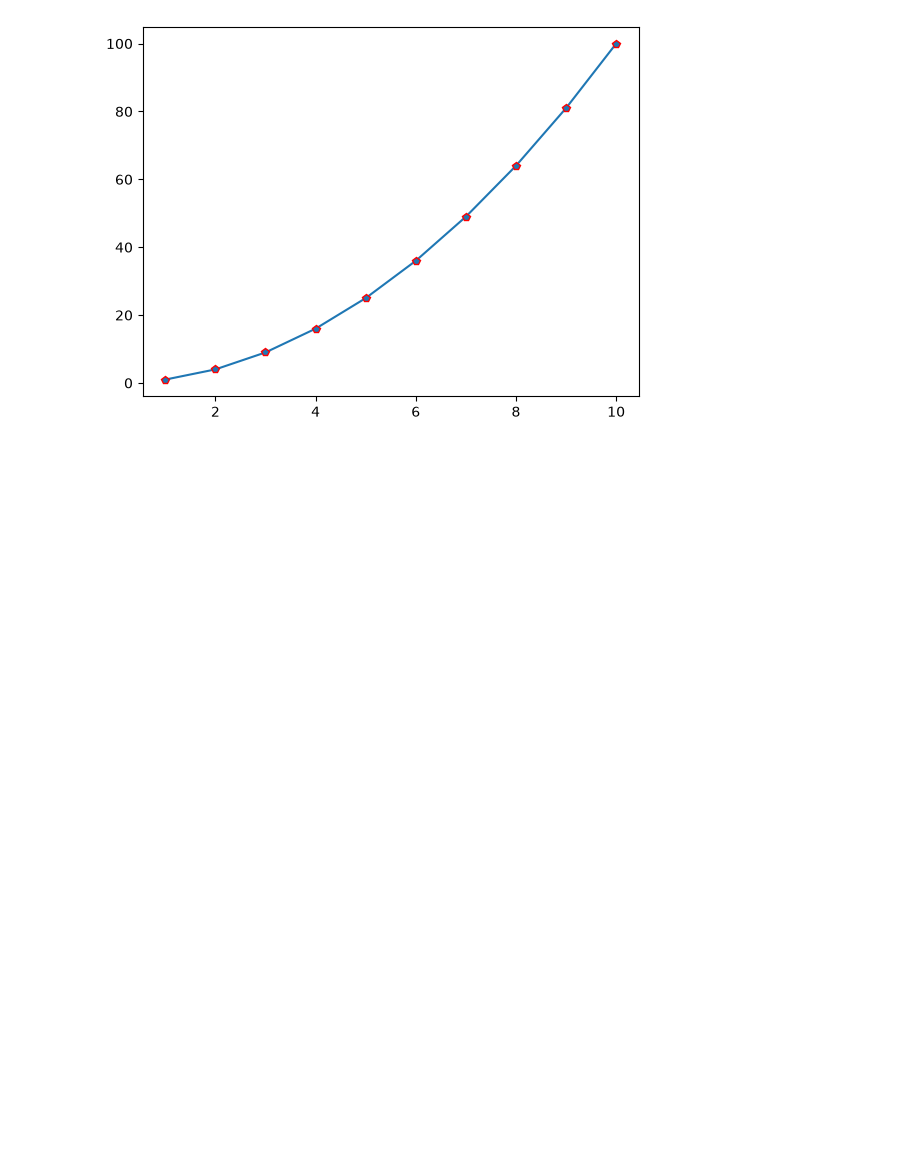
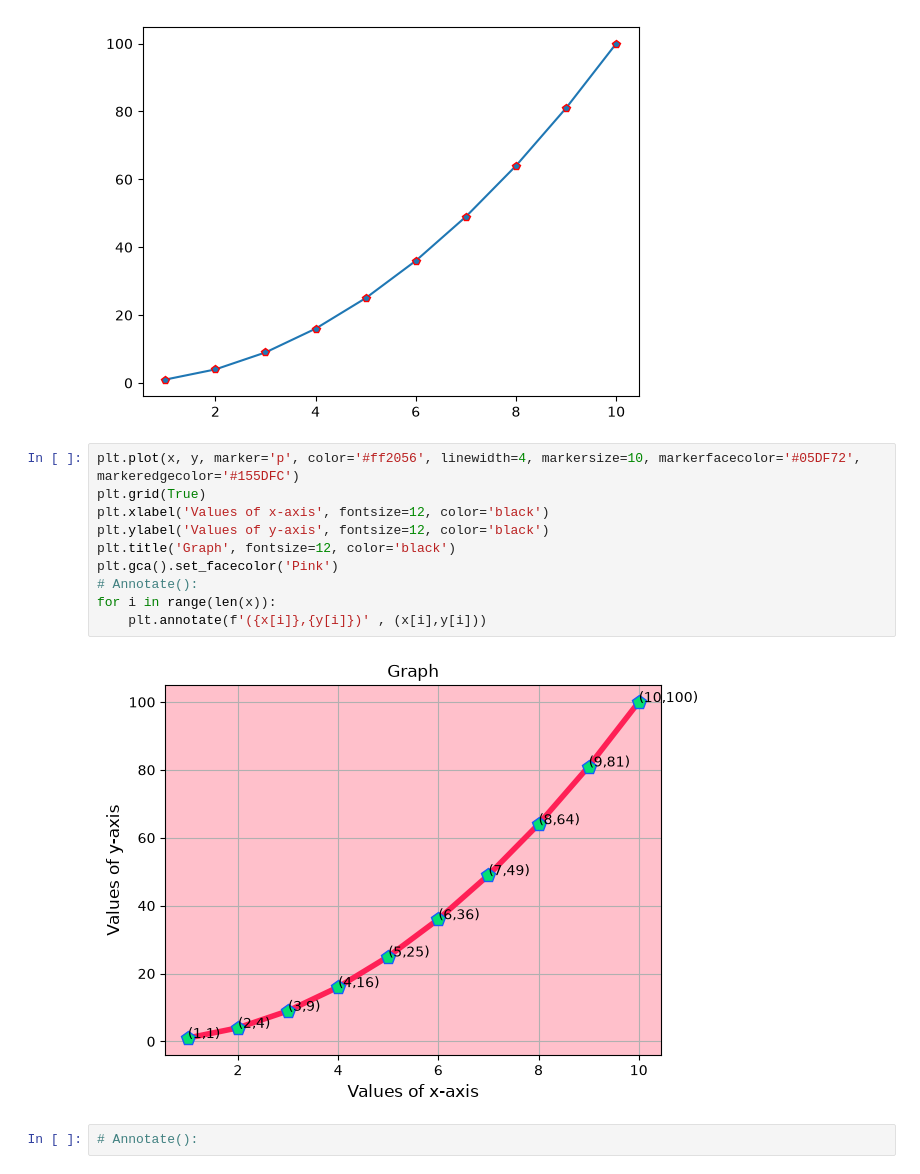
Before and after one commit to avnish-007/temp-repo, a Jupyter notebook: matplotlib_practice.ipynb, the cells around one changed output. Cells and saved outputs as stored; diff of their text form; blank space fills up the shorter version.

```diff
--- a/matplotlib_practice.ipynb
+++ b/matplotlib_practice.ipynb
@@ -47,3 +48,17 @@ plt.plot(x,y,marker='p',markeredgecolor='red')
 # %% [output]
 [<matplotlib.lines.Line2D at 0x...>]
 [figure]
+# %%
+plt.plot(x, y, marker='p', color='#ff2056', linewidth=4, markersize=10, markerfacecolor='#05DF72', markeredgecolor='#155DFC')
+plt.grid(True)
+plt.xlabel('Values of x-axis', fontsize=12, color='black')
+plt.ylabel('Values of y-axis', fontsize=12, color='black')
+plt.title('Graph', fontsize=12, color='black')
+plt.gca().set_facecolor('Pink')
+# Annotate():
+for i in range(len(x)):
+    plt.annotate(f'({x[i]},{y[i]})' , (x[i],y[i]))
+# %% [output]
+[figure, added]
+# %%
+# Annotate():
```
Also changed, not shown: parts of 15 cells of this notebook.
